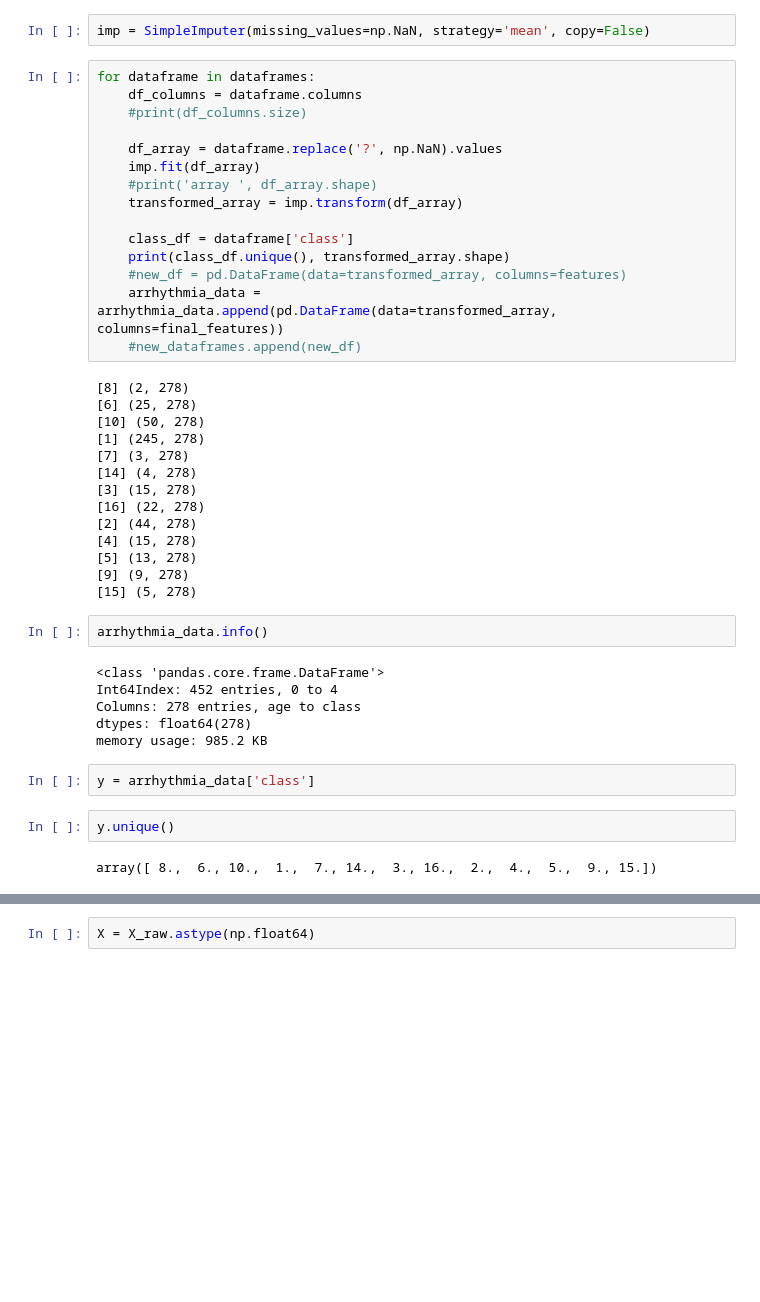
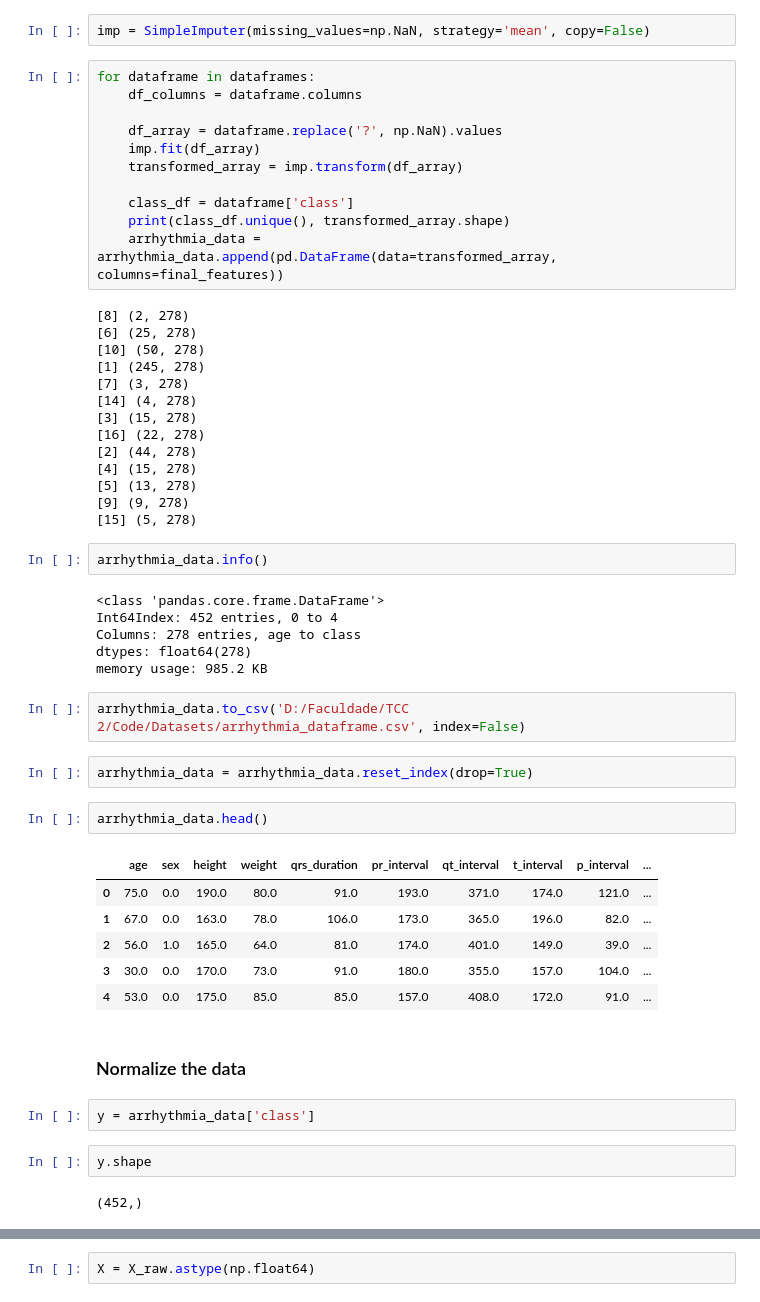
Before and after one commit to Clairtonm/PCA, a Jupyter notebook: Data_Cleaner_Arrhythmia.ipynb, the cells around one changed output, grey strips where cells are left out. Cells and saved outputs as stored; diff of their text form; blank space fills up the shorter version.

```diff
--- a/Data_Cleaner_Arrhythimia.ipynb
+++ b/Data_Cleaner_Arrhythmia.ipynb
@@ -118,18 +106,14 @@ imp = SimpleImputer(missing_values=np.NaN, strategy='mean', copy=False)
 # %%
 for dataframe in dataframes:
     df_columns = dataframe.columns
-    #print(df_columns.size)
 
     df_array = dataframe.replace('?', np.NaN).values
     imp.fit(df_array)
-    #print('array ', df_array.shape)
     transformed_array = imp.transform(df_array)
 
     class_df = dataframe['class']
     print(class_df.unique(), transformed_array.shape)
-    #new_df = pd.DataFrame(data=transformed_array, columns=features)
     arrhythmia_data = arrhythmia_data.append(pd.DataFrame(data=transformed_array, columns=final_features))
-    #new_dataframes.append(new_df)
 # %% [output]
 [8] (2, 278)
 [6] (25, 278)
@@ -152,10 +136,25 @@ Int64Index: 452 entries, 0 to 4
 Columns: 278 entries, age to class
 dtypes: float64(278)
 memory usage: 985.2 KB
+# %%
+arrhythmia_data.to_csv('D:/Faculdade/TCC 2/Code/Datasets/arrhythmia_dataframe.csv', index=False)
+# %%
+arrhythmia_data = arrhythmia_data.reset_index(drop=True)
+# %%
+arrhythmia_data.head()
+# %% [output]
+|  | age | sex | height | weight | qrs_duration | pr_interval | qt_interval | t_interval | p_interval | ... |
+| 0 | 75.0 | 0.0 | 190.0 | 80.0 | 91.0 | 193.0 | 371.0 | 174.0 | 121.0 | ... |
+| 1 | 67.0 | 0.0 | 163.0 | 78.0 | 106.0 | 173.0 | 365.0 | 196.0 | 82.0 | ... |
+| 2 | 56.0 | 1.0 | 165.0 | 64.0 | 81.0 | 174.0 | 401.0 | 149.0 | 39.0 | ... |
+| 3 | 30.0 | 0.0 | 170.0 | 73.0 | 91.0 | 180.0 | 355.0 | 157.0 | 104.0 | ... |
+| 4 | 53.0 | 0.0 | 175.0 | 85.0 | 85.0 | 157.0 | 408.0 | 172.0 | 91.0 | ... |
+# %% [markdown]
+### Normalize the data
 # %%
 y = arrhythmia_data['class']
 # %%
-y.unique()
+y.shape
 # %% [output]
-array([ 8.,  6., 10.,  1.,  7., 14.,  3., 16.,  2.,  4.,  5.,  9., 15.])
+(452,)
 # %%
```
Also changed, not shown: parts of 39 cells of this notebook, 3 other files.
